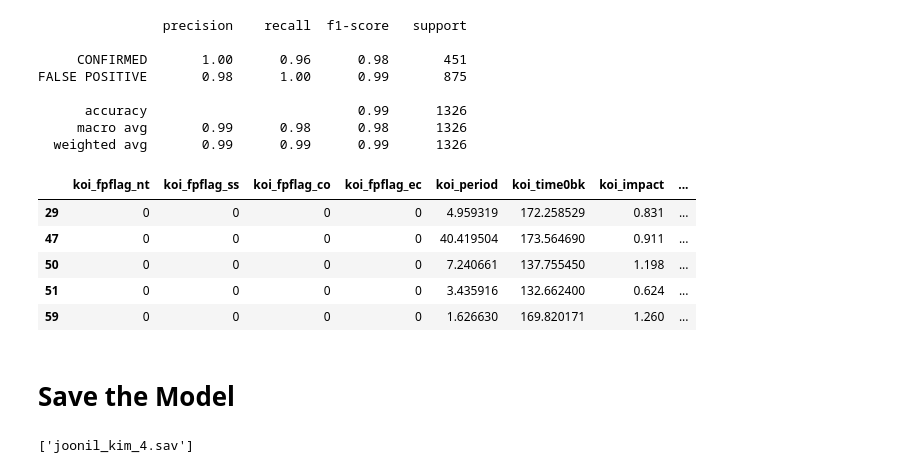
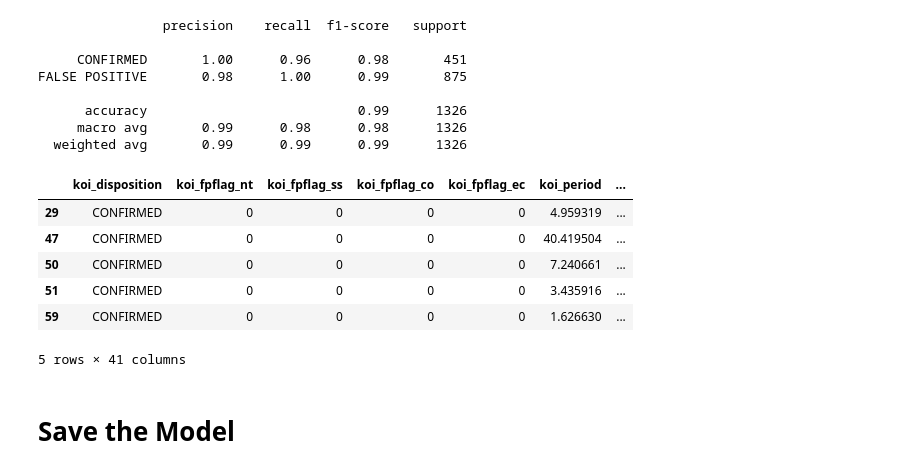
Before and after one commit to hydralisk1/machine-learning-challenge, a Jupyter notebook: model_4.ipynb, the cells around one changed output. Drawn from its saved outputs; the diff is of its cells as text; code cells hidden in the pictures.

```diff
--- a/model_4.ipynb
+++ b/model_4.ipynb
@@ -171,15 +171,17 @@ FALSE POSITIVE       0.98      1.00      0.99       875
 # %%
 candidates = df.loc[df["koi_disposition"] == "CANDIDATE", ["koi_fpflag_nt", "koi_fpflag_ss", "koi_fpflag_co", "koi_fpflag_ec", "koi_period", "koi_time0bk", "koi_impact", "koi_duration", "koi_depth", "koi_prad", "koi_teq" ,"koi_insol", "koi_model_snr", "koi_steff", "koi_srad", "ra", "koi_kepmag"]]
 scaled_candidates = scaler.transform(candidates)
-candidates["koi_disposition"] = grid4.predict(scaled_candidates)
-candidates.head()
+candidates_df = df.loc[df["koi_disposition"] == "CANDIDATE", :].copy()
+candidates_df["koi_disposition"] = grid4.predict(scaled_candidates)
+candidates_df.head()
 # %% [output]
-|  | koi_fpflag_nt | koi_fpflag_ss | koi_fpflag_co | koi_fpflag_ec | koi_period | koi_time0bk | koi_impact | ... |
-| 29 | 0 | 0 | 0 | 0 | 4.959319 | 172.258529 | 0.831 | ... |
-| 47 | 0 | 0 | 0 | 0 | 40.419504 | 173.564690 | 0.911 | ... |
-| 50 | 0 | 0 | 0 | 0 | 7.240661 | 137.755450 | 1.198 | ... |
-| 51 | 0 | 0 | 0 | 0 | 3.435916 | 132.662400 | 0.624 | ... |
-| 59 | 0 | 0 | 0 | 0 | 1.626630 | 169.820171 | 1.260 | ... |
+|  | koi_disposition | koi_fpflag_nt | koi_fpflag_ss | koi_fpflag_co | koi_fpflag_ec | koi_period | ... |
+| 29 | CONFIRMED | 0 | 0 | 0 | 0 | 4.959319 | ... |
+| 47 | CONFIRMED | 0 | 0 | 0 | 0 | 40.419504 | ... |
+| 50 | CONFIRMED | 0 | 0 | 0 | 0 | 7.240661 | ... |
+| 51 | CONFIRMED | 0 | 0 | 0 | 0 | 3.435916 | ... |
+| 59 | CONFIRMED | 0 | 0 | 0 | 0 | 1.626630 | ... |
+5 rows × 41 columns
 # %% [markdown]
 # Save the Model
 # %%
@@ -188,7 +190,7 @@ candidates.head()
 # be sure to turn this in to BCS
 # if joblib fails to import, try running the command to install in terminal/git-bash
 import joblib
-filename = 'joonil_kim_4.sav'
+filename = 'joonil_kim.sav'
 joblib.dump(grid4, filename)
+
+candidates_df.to_csv("predicted_candidates.csv", index=False)
-# %% [output]
-['joonil_kim_4.sav']
```
Also changed, not shown: parts of 1 cell of this notebook, 9 other files.
